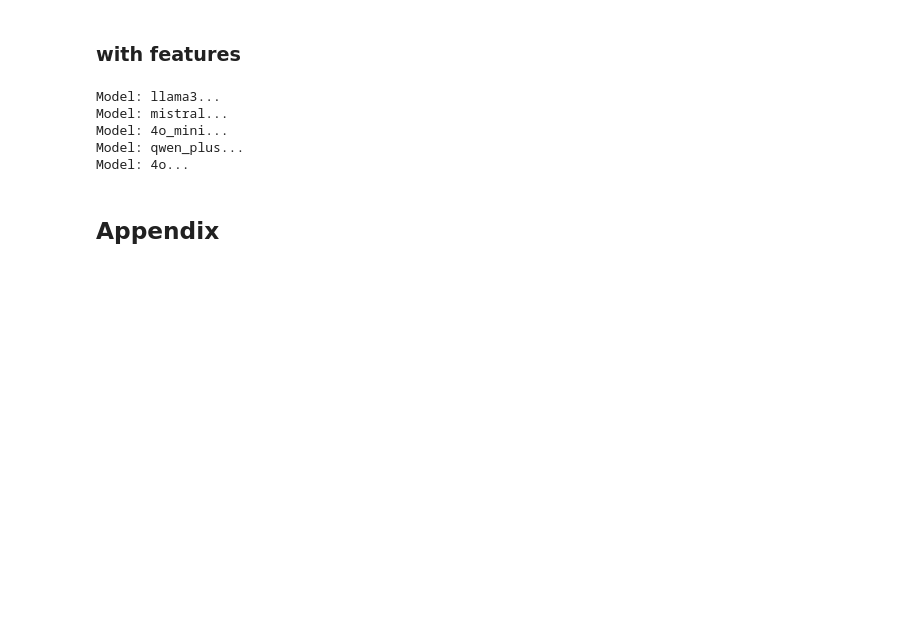
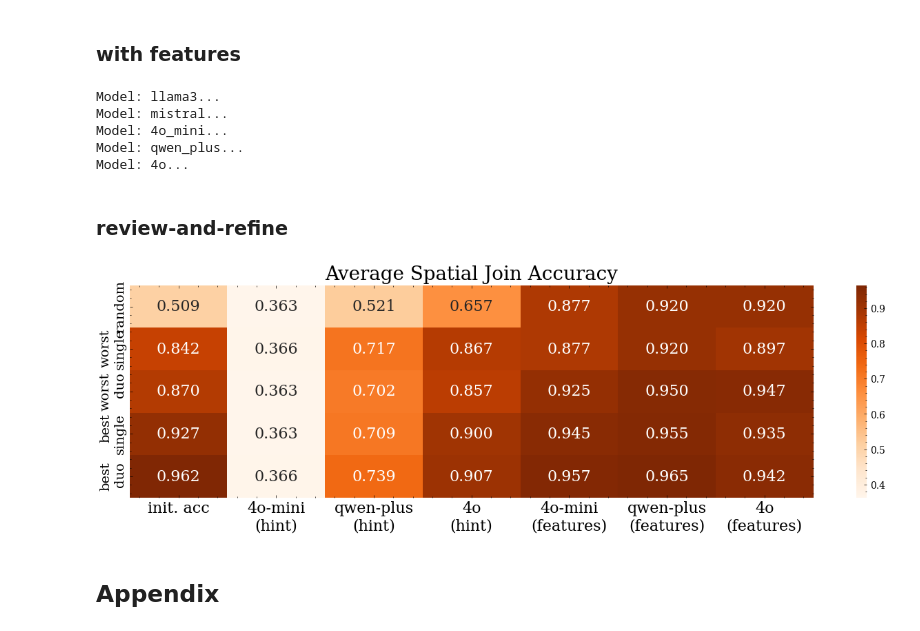
Before and after one commit to BeanHam/2024-spatial-data-integration, a Jupyter notebook: union_task/inference_results/vis_llm_results.ipynb, the cells around one changed output. Saved outputs shown, nothing was run; the diff lists cells and outputs as text; code cells hidden in the pictures; blank space fills up the shorter version.

```diff
--- a/union_task/inference_results/vis_llm_results.ipynb
+++ b/union_task/inference_results/vis_llm_results.ipynb
@@ -145,6 +148,31 @@ for model in models:
         plt.savefig(f'../../visualizations/union_task_with_heuristic_values_{model}.png', bbox_inches='tight',pad_inches=0, dpi=600)
         plt.close()
         pass
+# %% [markdown]
+### review-and-refine
+# %%
+avg_values=np.array([
+    [0.509, 0.363, 0.521, 0.657, 0.877, 0.920, 0.920],
+    [0.842, 0.366, 0.717, 0.867, 0.877, 0.920, 0.897],
+    [0.870, 0.363, 0.702, 0.857, 0.925, 0.950, 0.947],
+    [0.927, 0.363, 0.709, 0.900, 0.945, 0.955, 0.935],
+    [0.962, 0.366, 0.739, 0.907, 0.957, 0.965, 0.942],
+])
+avg_values=pd.DataFrame(avg_values, columns=['init. acc', '4o-mini\n(hint)', 'qwen-plus\n(hint)', '4o\n(hint)',
+                                             '4o-mini\n(features)', 'qwen-plus\n(features)', '4o\n(features)'])
+avg_values.index=['random', 'worst\nsingle', 'worst\nduo','best\nsingle', 'best\nduo']
+# %%
+plt.style.use('science')
+plt.rc('text', usetex=False)
+plt.figure(figsize=(16,4))
+ax=sns.heatmap(avg_values, annot=True, fmt = '.3f', cmap='Oranges', annot_kws={"fontsize":16})
+ax.set_title('Average Spatial Join Accuracy',fontsize=20)
+ax.set_xticklabels(ax.xaxis.get_ticklabels(), fontsize=16)
+ax.set_yticklabels(ax.yaxis.get_ticklabels(), fontsize=14)
+plt.savefig(f'../../visualizations/union_task_review_and_refine.png', bbox_inches='tight',pad_inches=0, dpi=600)
+pass
+# %% [output]
+[figure, added]
 # %% [markdown]
 ## Appendix
 # %%
```
Also changed, not shown: parts of 1 cell of this notebook, 6 other files.
